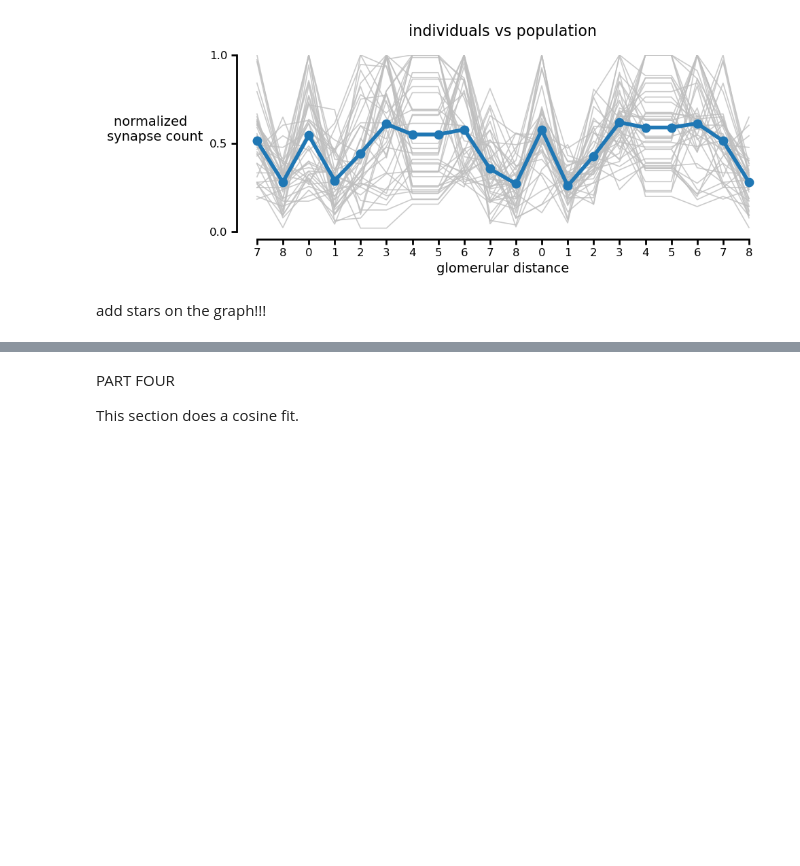
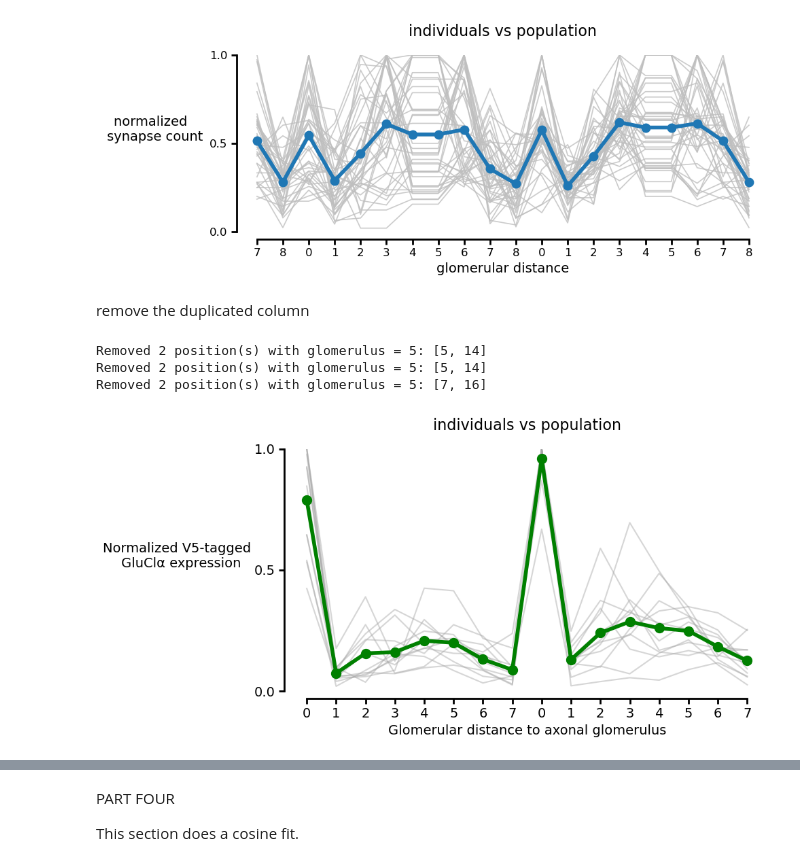
Before and after one commit to sansachenlelele/connectome_analysis_fisherlab, a Jupyter notebook: send_to_fisherlabgithub/notebooks/compare_receptor_to_neuprint_synapses_modified.ipynb, the cells around one changed output, grey strips where cells are left out. Cells and saved outputs as stored; diff of their text form; code cells hidden in the pictures; blank space fills up the shorter version.

```diff
--- a/send_to_fisherlabgithub/notebooks/compare_receptor_to_neuprint_synapses_modified.ipynb
+++ b/send_to_fisherlabgithub/notebooks/compare_receptor_to_neuprint_synapses_modified.ipynb
@@ -496,5 +496,5 @@ connectome.plot_individual_vs_population_connectome(
 )
 # %% [output]
 [figure]
-# %% [markdown]
-add stars on the graph!!!
+# %% [markdown]
+remove the duplicated column
@@ -500,0 +603,68 @@ add stars on the graph!!!
+# %%
+dict_all_halves_ihc_remove5, summarydf_all_halves_ihc_remove5 = (
+    remove_glomerular_distance_from_plot_data(
+        dict_all_halves_ihc,
+        summarydf_all_halves_ihc,
+        remove_distance=5,
+    )
+)
+delta7_input_combined_by_cell_add1row_remove5, delta7_input_summary_remove5 = (
+    remove_glomerular_distance_from_plot_data(
+        delta7_input_combined_by_cell_add1row,
+        delta7_input_summary,
+        remove_distance=5,
+    )
+)
+delta7_input_combined_by_cell_plot_remove5, delta7_input_summary_plot_remove5 = (
+    remove_glomerular_distance_from_plot_data(
+        delta7_input_combined_by_cell_plot,
+        delta7_input_summary_plot,
+        remove_distance=5,
+    )
+)
+# %% [output]
+Removed 2 position(s) with glomerulus = 5: [5, 14]
+Removed 2 position(s) with glomerulus = 5: [5, 14]
+Removed 2 position(s) with glomerulus = 5: [7, 16]
+# %%
+connectome.plot_individual_vs_population_ihc(
+    dict_all_halves_ihc_remove5,
+    summarydf_all_halves_ihc_remove5,
+    column="percentage_total_green",
+
+    figsize=(10, 5),
+    individual_color="0.65",
+    mean_line_color="green",
+    dot_color="green",
+    individual_linewidth=1.5,
+    mean_linewidth=4,
+    dot_size=10,            # if don't want dots, set to 0
+
+    axis_linewidth=2,
+    tick_width=2,
+    tick_length=6,
+    axis_outward=8,
+
+    title_fontsize=16,
+    xlabel_fontsize=14,
+    ylabel_fontsize=14,
+    xtick_fontsize=14,
+    ytick_fontsize=14,
+
+    ylabel_rotation=0,
+    ylabel_labelpad=80,
+    ymax_mode="exact",
+
+    xlabel="Glomerular distance to axonal glomerulus",
+    ylabel="Normalized V5-tagged \n GluClα expression",
+    title="individuals vs population",
+
+    y_max_pad_frac=0.08,
+    y_tick_decimals=1,
+
+    show_legend=False,
+    #number_of_legendcolumns=1,
+    save_svg=project_root / "results" / "plots" / q_folder / "full_PB" / "gluclα_16.svg",
+)
+# %% [output]
+[figure, added]
```
Also changed, not shown: parts of 4 cells of this notebook, 6 other files.
